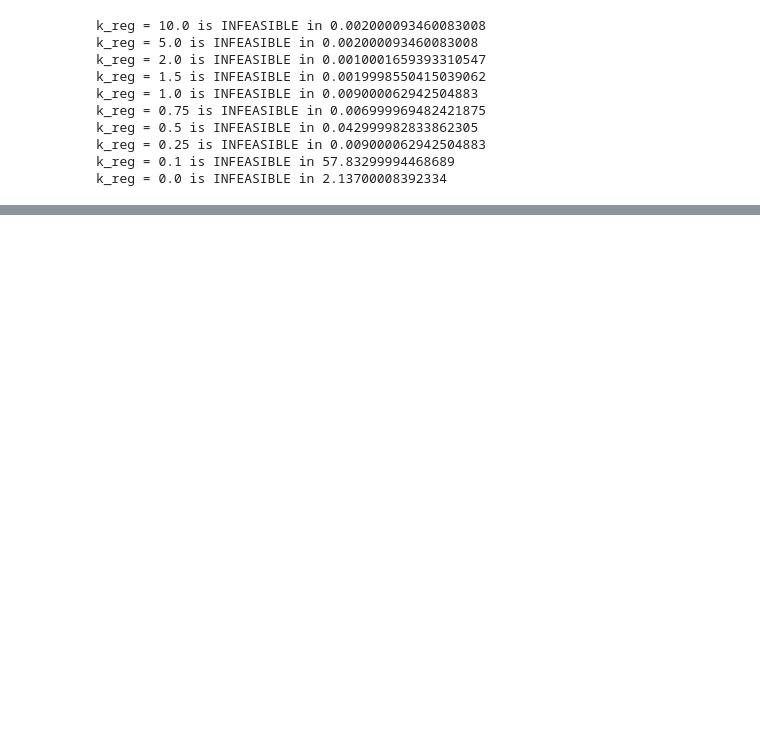
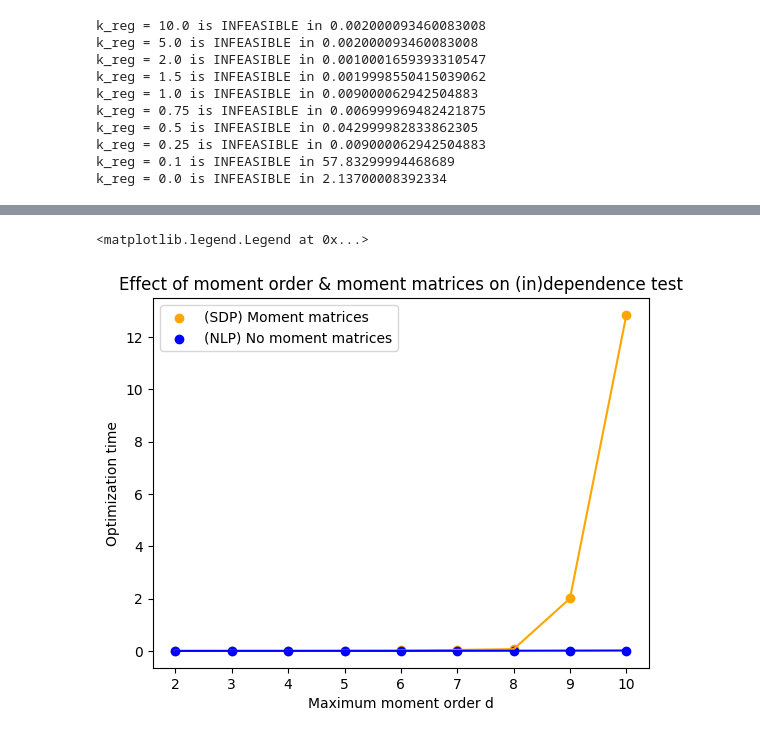
Before and after one commit to willjgh/M5R, a Jupyter notebook: Interaction/Moment-equations/SDP-package/model_free_package.ipynb, the cells around one changed output, grey strips where cells are left out. Saved outputs shown, nothing was run; the diff lists cells and outputs as text; code cells hidden in the pictures; blank space fills up the shorter version.

```diff
--- a/Interaction/Moment-equations/SDP-package/model_free_package.ipynb
+++ b/Interaction/Moment-equations/SDP-package/model_free_package.ipynb
@@ -177,0 +293,13 @@ k_reg = 0.0 is INFEASIBLE in 2.13700008392334
+# %%
+# plot time
+plt.plot(d_values, times_MM.mean(axis=(0, 2)), color="orange")
+plt.scatter(d_values, times_MM.mean(axis=(0, 2)), label="(SDP) Moment matrices", color="orange")
+plt.plot(d_values, times_NO.mean(axis=(0, 2)), color="blue")
+plt.scatter(d_values, times_NO.mean(axis=(0, 2)), label="(NLP) No moment matrices", color="blue")
+plt.xlabel("Maximum moment order d")
+plt.ylabel("Optimization time")
+plt.title("Effect of moment order & moment matrices on (in)dependence test")
+plt.legend()
+# %% [output]
+<matplotlib.legend.Legend at 0x...>
+[figure, added]
```
Also changed, not shown: parts of 38 cells of this notebook.
